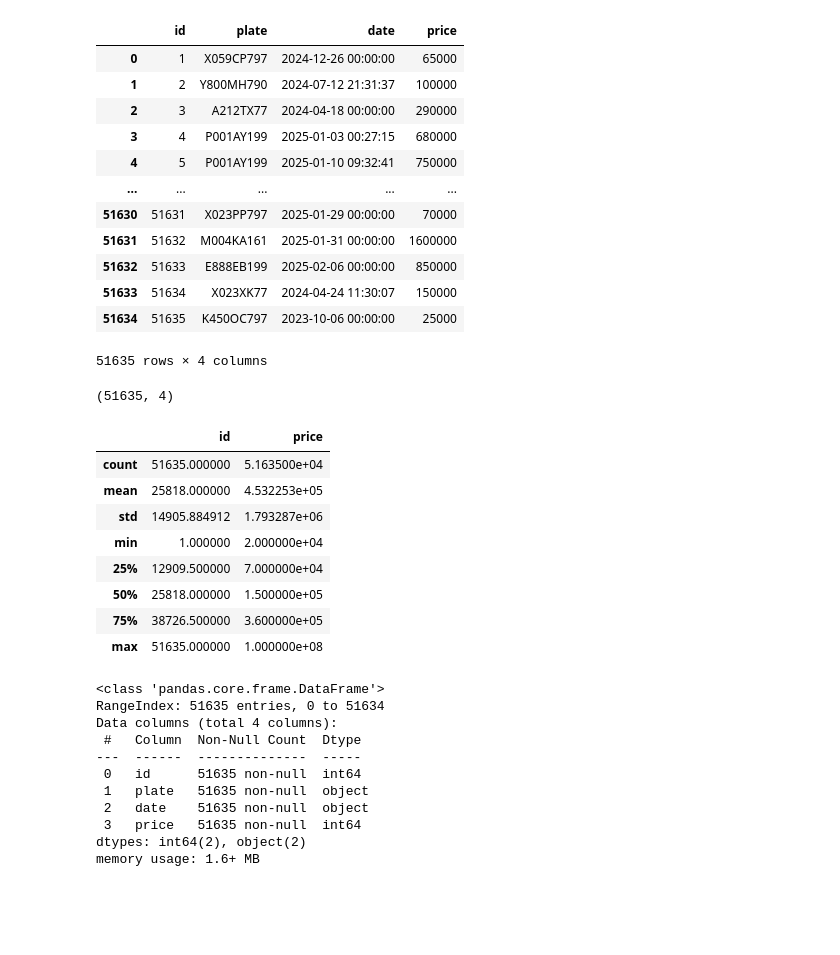
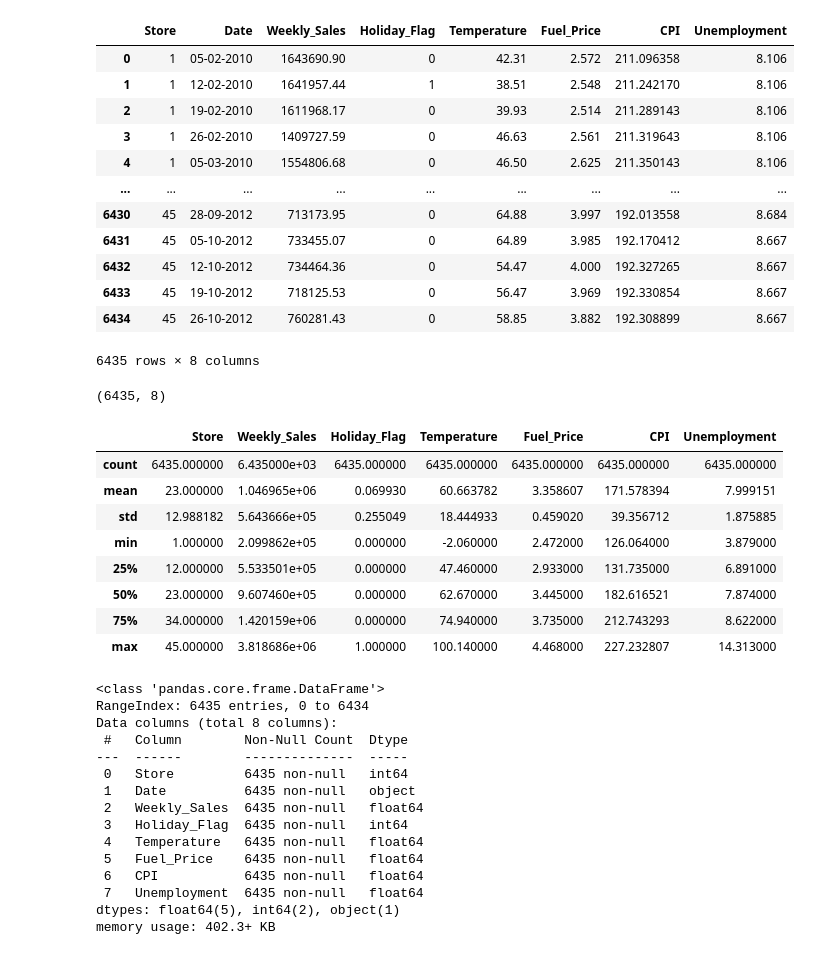
Before and after one commit to Avinash174/DataScience, a Jupyter notebook: personal_practice/Walmart 2.0.ipynb, the cells around one changed output. Saved outputs shown, nothing was run; the diff lists cells and outputs as text; code cells hidden in the pictures; blank space fills up the shorter version.

```diff
--- a/personal_practice/Walmart 2.0.ipynb
+++ b/personal_practice/Walmart 2.0.ipynb
@@ -9,50 +9,54 @@ from sklearn.model_selection import train_test_split
 from sklearn.linear_model import LinearRegression
 from sklearn.metrics import mean_absolute_error, mean_squared_error, r2_score
 # %%
-df=pd.read_csv('/Users/avinashmagar/Documents/DataScience/python/Dataset/russian_car_datasets/train.csv')
+df=pd.read_csv('/content/Walmart.csv')
 df
 # %% [output]
-|  | id | plate | date | price |
-| 0 | 1 | X059CP797 | 2024-12-26 00:00:00 | 65000 |
-| 1 | 2 | Y800MH790 | 2024-07-12 21:31:37 | 100000 |
-| 2 | 3 | A212TX77 | 2024-04-18 00:00:00 | 290000 |
-| 3 | 4 | P001AY199 | 2025-01-03 00:27:15 | 680000 |
-| 4 | 5 | P001AY199 | 2025-01-10 09:32:41 | 750000 |
-| ... | ... | ... | ... | ... |
-| 51630 | 51631 | X023PP797 | 2025-01-29 00:00:00 | 70000 |
-| 51631 | 51632 | M004KA161 | 2025-01-31 00:00:00 | 1600000 |
-| 51632 | 51633 | E888EB199 | 2025-02-06 00:00:00 | 850000 |
-| 51633 | 51634 | X023XK77 | 2024-04-24 11:30:07 | 150000 |
-| 51634 | 51635 | K450OC797 | 2023-10-06 00:00:00 | 25000 |
+|  | Store | Date | Weekly_Sales | Holiday_Flag | Temperature | Fuel_Price | CPI | Unemployment |
+| 0 | 1 | 05-02-2010 | 1643690.90 | 0 | 42.31 | 2.572 | 211.096358 | 8.106 |
+| 1 | 1 | 12-02-2010 | 1641957.44 | 1 | 38.51 | 2.548 | 211.242170 | 8.106 |
+| 2 | 1 | 19-02-2010 | 1611968.17 | 0 | 39.93 | 2.514 | 211.289143 | 8.106 |
+| 3 | 1 | 26-02-2010 | 1409727.59 | 0 | 46.63 | 2.561 | 211.319643 | 8.106 |
+| 4 | 1 | 05-03-2010 | 1554806.68 | 0 | 46.50 | 2.625 | 211.350143 | 8.106 |
+| ... | ... | ... | ... | ... | ... | ... | ... | ... |
+| 6430 | 45 | 28-09-2012 | 713173.95 | 0 | 64.88 | 3.997 | 192.013558 | 8.684 |
+| 6431 | 45 | 05-10-2012 | 733455.07 | 0 | 64.89 | 3.985 | 192.170412 | 8.667 |
+| 6432 | 45 | 12-10-2012 | 734464.36 | 0 | 54.47 | 4.000 | 192.327265 | 8.667 |
+| 6433 | 45 | 19-10-2012 | 718125.53 | 0 | 56.47 | 3.969 | 192.330854 | 8.667 |
+| 6434 | 45 | 26-10-2012 | 760281.43 | 0 | 58.85 | 3.882 | 192.308899 | 8.667 |
-51635 rows × 4 columns
+6435 rows × 8 columns
 # %%
 df.shape
 # %% [output]
-(51635, 4)
+(6435, 8)
 # %%
 df.describe()
 # %% [output]
-|  | id | price |
-| count | 51635.000000 | 5.163500e+04 |
-| mean | 25818.000000 | 4.532253e+05 |
-| std | 14905.884912 | 1.793287e+06 |
-| min | 1.000000 | 2.000000e+04 |
-| 25% | 12909.500000 | 7.000000e+04 |
-| 50% | 25818.000000 | 1.500000e+05 |
-| 75% | 38726.500000 | 3.600000e+05 |
-| max | 51635.000000 | 1.000000e+08 |
+|  | Store | Weekly_Sales | Holiday_Flag | Temperature | Fuel_Price | CPI | Unemployment |
+| count | 6435.000000 | 6.435000e+03 | 6435.000000 | 6435.000000 | 6435.000000 | 6435.000000 | 6435.000000 |
+| mean | 23.000000 | 1.046965e+06 | 0.069930 | 60.663782 | 3.358607 | 171.578394 | 7.999151 |
+| std | 12.988182 | 5.643666e+05 | 0.255049 | 18.444933 | 0.459020 | 39.356712 | 1.875885 |
+| min | 1.000000 | 2.099862e+05 | 0.000000 | -2.060000 | 2.472000 | 126.064000 | 3.879000 |
+| 25% | 12.000000 | 5.533501e+05 | 0.000000 | 47.460000 | 2.933000 | 131.735000 | 6.891000 |
+| 50% | 23.000000 | 9.607460e+05 | 0.000000 | 62.670000 | 3.445000 | 182.616521 | 7.874000 |
+| 75% | 34.000000 | 1.420159e+06 | 0.000000 | 74.940000 | 3.735000 | 212.743293 | 8.622000 |
+| max | 45.000000 | 3.818686e+06 | 1.000000 | 100.140000 | 4.468000 | 227.232807 | 14.313000 |
 # %%
 df.info()
 # %% [output]
 <class 'pandas.core.frame.DataFrame'>
-RangeIndex: 51635 entries, 0 to 51634
-Data columns (total 4 columns):
- #   Column  Non-Null Count  Dtype
----  ------  --------------  -----
- 0   id      51635 non-null  int64
- 1   plate   51635 non-null  object
- 2   date    51635 non-null  object
- 3   price   51635 non-null  int64
-dtypes: int64(2), object(2)
-memory usage: 1.6+ MB
+RangeIndex: 6435 entries, 0 to 6434
+Data columns (total 8 columns):
+ #   Column        Non-Null Count  Dtype
+---  ------        --------------  -----
+ 0   Store         6435 non-null   int64
+ 1   Date          6435 non-null   object
+ 2   Weekly_Sales  6435 non-null   float64
+ 3   Holiday_Flag  6435 non-null   int64
+ 4   Temperature   6435 non-null   float64
+ 5   Fuel_Price    6435 non-null   float64
+ 6   CPI           6435 non-null   float64
+ 7   Unemployment  6435 non-null   float64
+dtypes: float64(5), int64(2), object(1)
+memory usage: 402.3+ KB
 # %%
```
Also changed, not shown: parts of 13 cells of this notebook, 1 other file.
